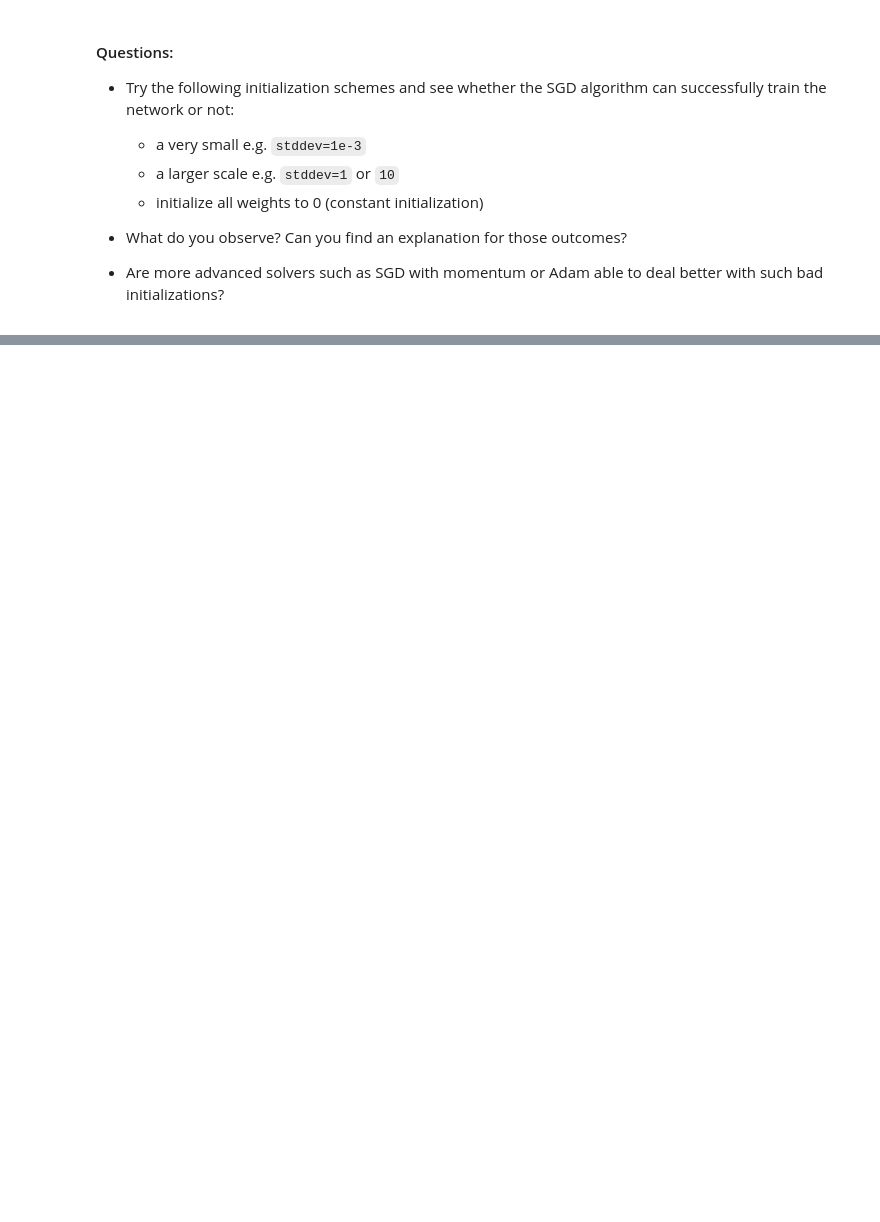
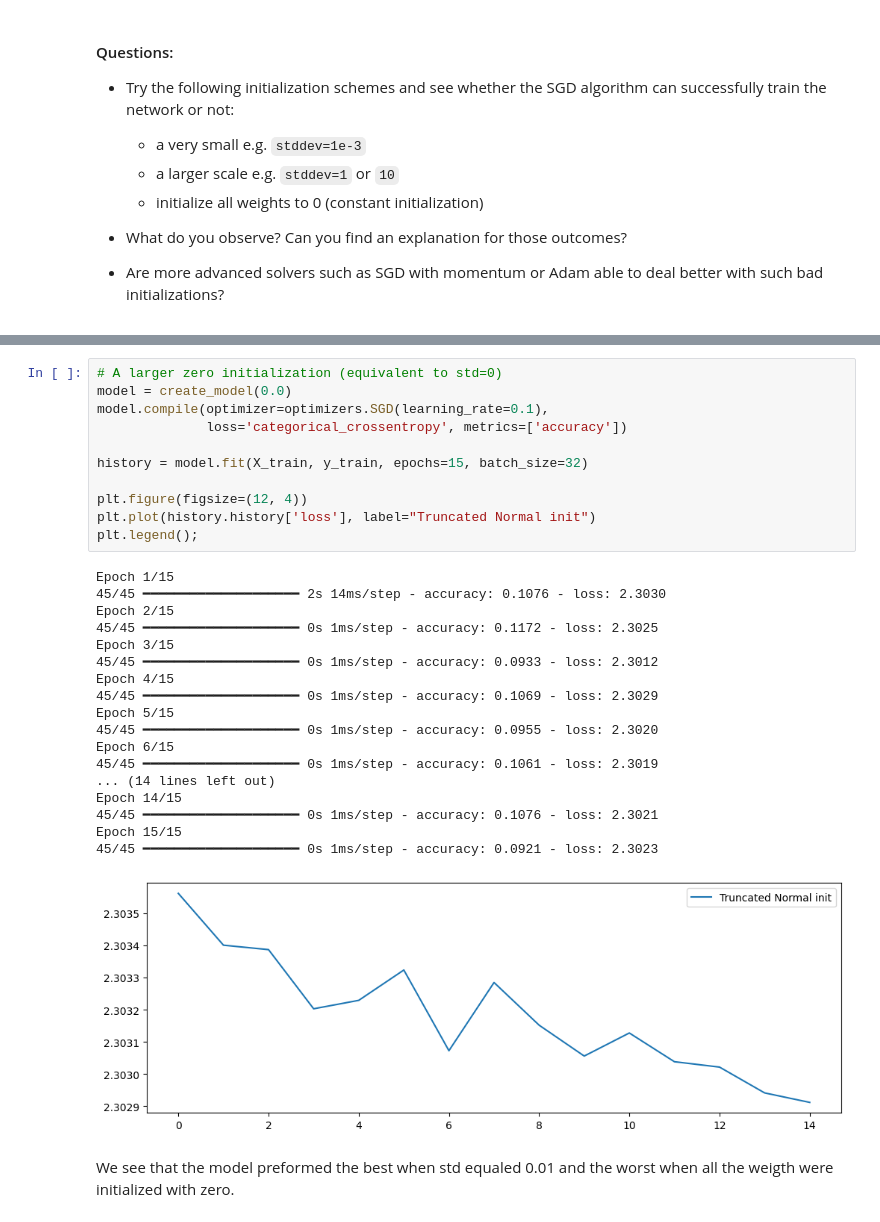
Before and after one commit to UofT-DSI/deep_learning, a Jupyter notebook: 01_materials/labs/lab_1.ipynb, the cells around one changed output, grey strips where cells are left out. Drawn from its saved outputs; the diff is of its cells as text; blank space fills up the shorter version.

```diff
--- a/01_materials/labs/lab_1.ipynb
+++ b/01_materials/labs/lab_1.ipynb
@@ -394,0 +710,32 @@ model.layers[0].weights
+# %%
+# A larger zero initialization (equivalent to std=0)
+model = create_model(0.0)
+model.compile(optimizer=optimizers.SGD(learning_rate=0.1),
+              loss='categorical_crossentropy', metrics=['accuracy'])
+
+history = model.fit(X_train, y_train, epochs=15, batch_size=32)
+
+plt.figure(figsize=(12, 4))
+plt.plot(history.history['loss'], label="Truncated Normal init")
+plt.legend();
+# %% [output]
+Epoch 1/15
+45/45 ━━━━━━━━━━━━━━━━━━━━ 2s 14ms/step - accuracy: 0.1076 - loss: 2.3030
+Epoch 2/15
+45/45 ━━━━━━━━━━━━━━━━━━━━ 0s 1ms/step - accuracy: 0.1172 - loss: 2.3025
+Epoch 3/15
+45/45 ━━━━━━━━━━━━━━━━━━━━ 0s 1ms/step - accuracy: 0.0933 - loss: 2.3012
+Epoch 4/15
+45/45 ━━━━━━━━━━━━━━━━━━━━ 0s 1ms/step - accuracy: 0.1069 - loss: 2.3029
+Epoch 5/15
+45/45 ━━━━━━━━━━━━━━━━━━━━ 0s 1ms/step - accuracy: 0.0955 - loss: 2.3020
+Epoch 6/15
+45/45 ━━━━━━━━━━━━━━━━━━━━ 0s 1ms/step - accuracy: 0.1061 - loss: 2.3019
+... (14 lines left out)
+Epoch 14/15
+45/45 ━━━━━━━━━━━━━━━━━━━━ 0s 1ms/step - accuracy: 0.1076 - loss: 2.3021
+Epoch 15/15
+45/45 ━━━━━━━━━━━━━━━━━━━━ 0s 1ms/step - accuracy: 0.0921 - loss: 2.3023
+[figure, added]
+# %% [markdown]
+We see that the model preformed the best when std equaled 0.01 and the worst when all the weigth were initialized with zero.
```
Also changed, not shown: parts of 37 cells of this notebook.
